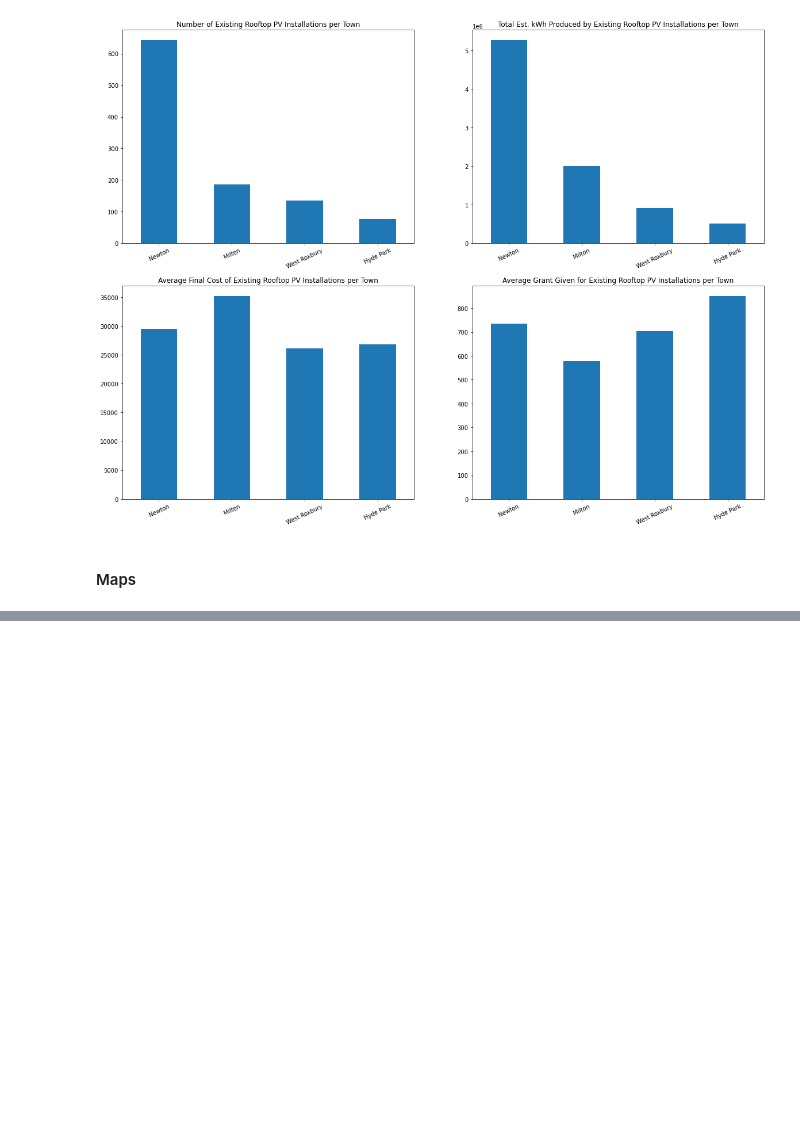
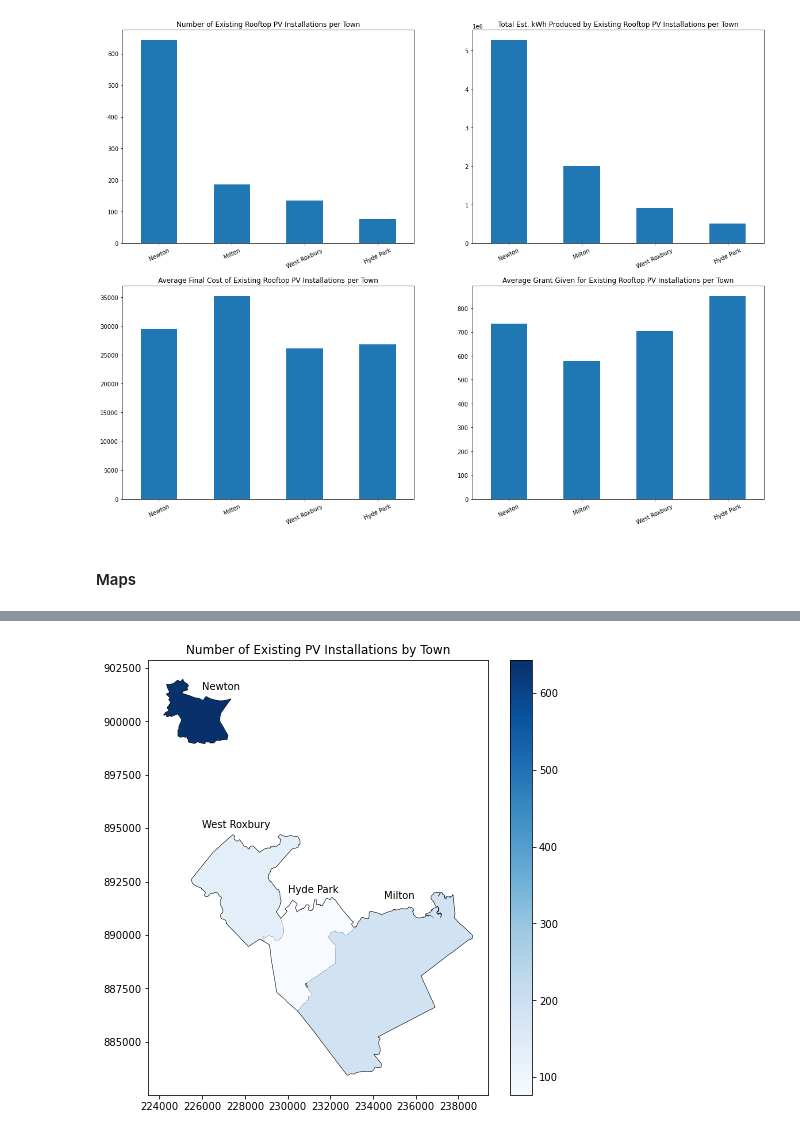
Before and after one commit to ghostpress/ma-solar, a Jupyter notebook: code/initViz.ipynb, the cells around one changed output, grey strips where cells are left out. Saved outputs shown, nothing was run; the diff lists cells and outputs as text; code cells hidden in the pictures; blank space fills up the shorter version.

Commit message:
Joined map of towns and existing PV installations data, plotted results

```diff
--- a/code/initViz.ipynb
+++ b/code/initViz.ipynb
@@ -254,0 +264,6 @@ plt.savefig(outputDir('viz/existingPVBars.png'), dpi=150, format='png')
+# %%
+# Need to rearrange isolMA to merge with existPVSummary for plotting
+
+isolMA = isolMA.drop(381)
+isolMA.loc[310, 'geometry'] = isolMA.loc[310, 'geometry'][0]
+isolMA
@@ -254,0 +276,4 @@ plt.savefig(outputDir('viz/existingPVBars.png'), dpi=150, format='png')
+# %%
+isolMA = isolMA.set_index(pd.Index(['West Roxbury', 'Hyde Park', 'Milton',
+                                   'Newton']))
+isolMA
@@ -254,0 +286,6 @@ plt.savefig(outputDir('viz/existingPVBars.png'), dpi=150, format='png')
+# %%
+# Don't need some of these columns to merge with existPVSummary
+
+isolMA = isolMA[['CITY_TOWN', 'COUNTY', 'AREA_SQMI', 'SHAPE_AREA',
+                       'SHAPE_LEN', 'geometry']]
+isolMA
@@ -254,0 +298,3 @@ plt.savefig(outputDir('viz/existingPVBars.png'), dpi=150, format='png')
+# %%
+townsPV = isolMA.join(existPVSummary)
+townsPV
@@ -254,0 +307,19 @@ plt.savefig(outputDir('viz/existingPVBars.png'), dpi=150, format='png')
+# %%
+fig2, ax2 = plt.subplots()
+fig2.set_size_inches(8, 8)
+
+townsPV.plot(ax=ax2, color='None', edgecolor='black')
+townsPV.plot('N', ax=ax2, cmap='Blues', legend=True)
+
+# Town labels
+ax2.text(226000, 901500, 'Newton')
+ax2.text(226000, 895000, 'West Roxbury')
+ax2.text(230000, 892000, 'Hyde Park')
+ax2.text(234500, 891700, 'Milton')
+
+ax2.set_title('Number of Existing PV Installations by Town')
+
+# Save image
+plt.savefig(outputDir('viz/existPVNumMap.png'), dpi=150, format='png')
+# %% [output]
+[figure, added]
```
Also changed, not shown: parts of 7 cells of this notebook, 2 other files.
